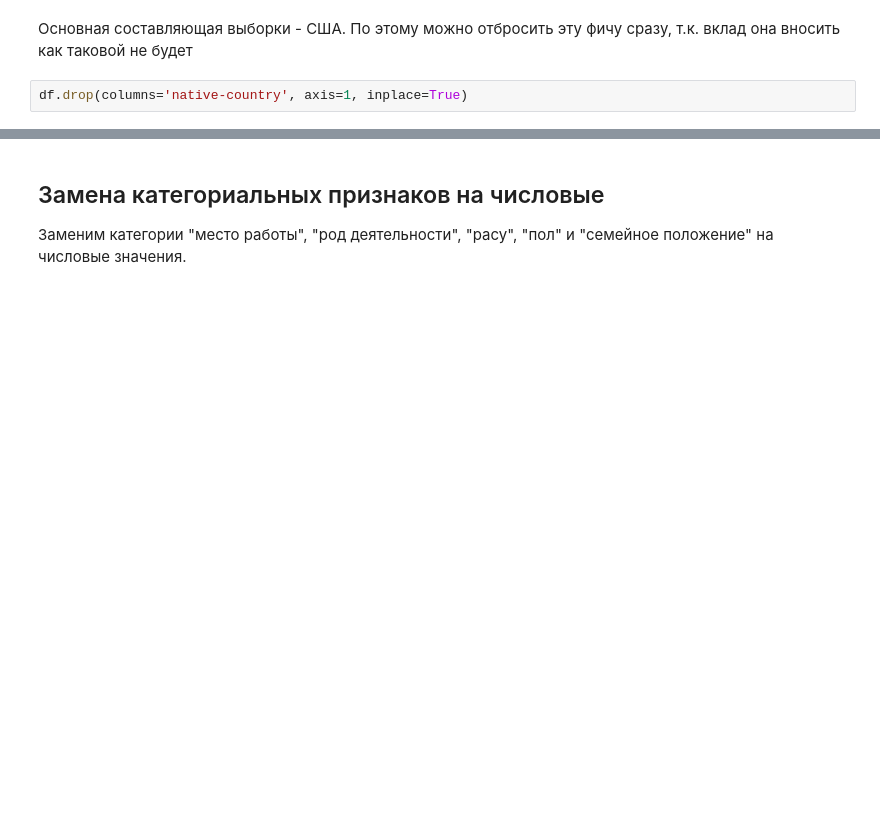
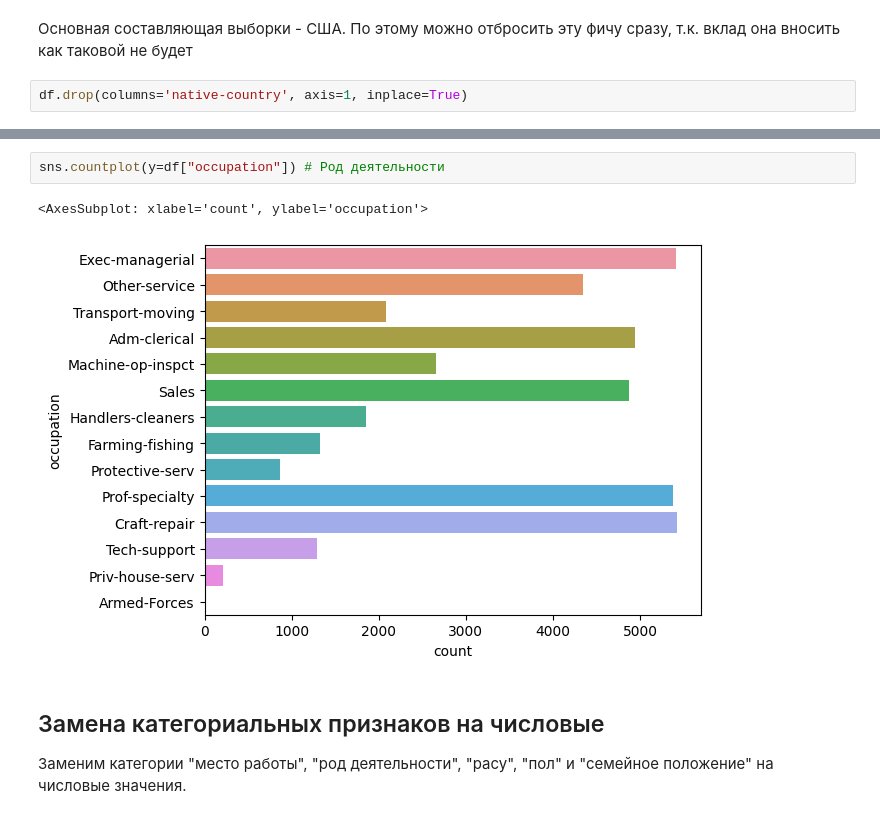
Before and after one commit to Leha009/ML__classification, a Jupyter notebook: lab1/lab1.ipynb, the cells around one changed output, grey strips where cells are left out. Drawn from its saved outputs; the diff is of its cells as text; blank space fills up the shorter version.

```diff
--- a/lab1/lab1.ipynb
+++ b/lab1/lab1.ipynb
@@ -250,3 +225,8 @@ df.drop(columns='native-country', axis=1, inplace=True)
+# %%
+sns.countplot(y=df["occupation"]) # Род деятельности
+# %% [output]
+<AxesSubplot: xlabel='count', ylabel='occupation'>
+[figure, added]
 # %% [markdown]
 ## Замена категориальных признаков на числовые
 Заменим категории "место работы", "род деятельности", "расу", "пол" и "семейное положение" на числовые значения.
```
Also changed, not shown: parts of 40 cells of this notebook, 1 other file.
